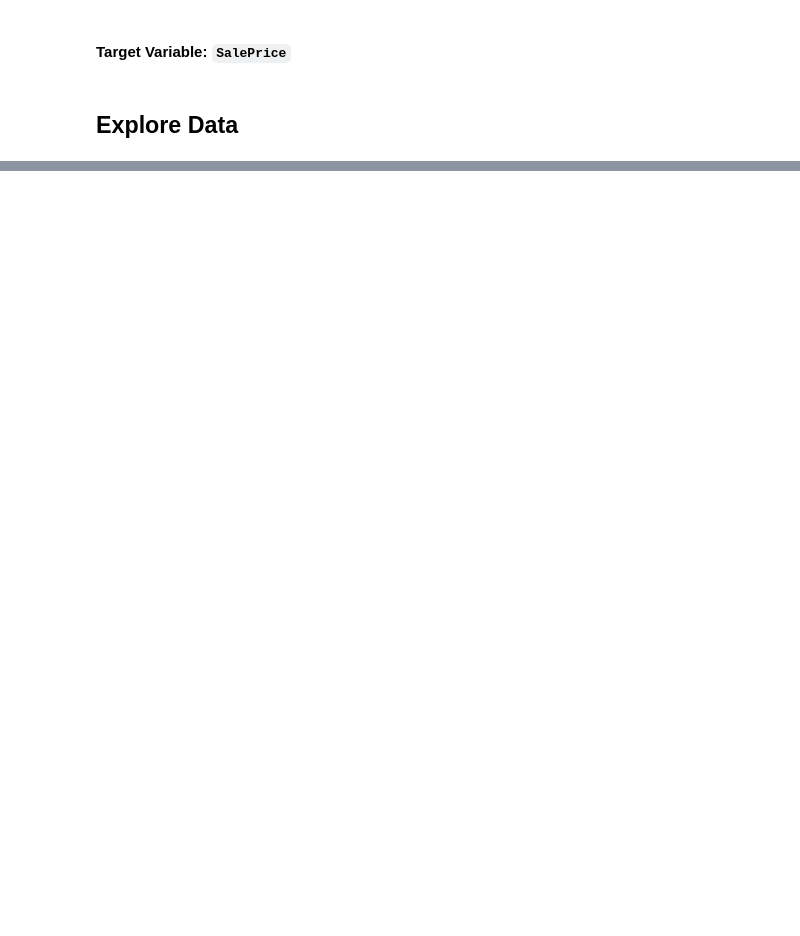
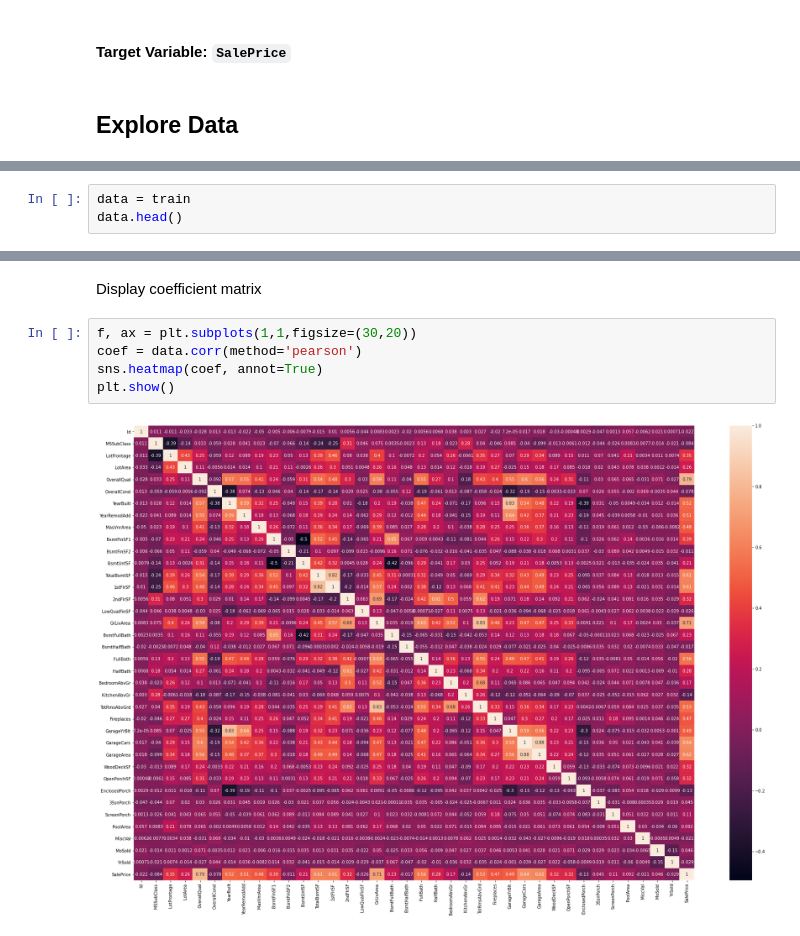
Before and after one commit to povstenko/house_price, a Jupyter notebook: macpaw_povstenko.ipynb, the cells around one changed output, grey strips where cells are left out. Saved outputs shown, nothing was run; the diff lists cells and outputs as text; blank space fills up the shorter version.

Commit message:
corealation matrix and drop columns

```diff
--- a/macpaw_povstenko.ipynb
+++ b/macpaw_povstenko.ipynb
@@ -58,0 +59,3 @@ train
+# %%
+data = train
+data.head()
@@ -58,0 +165,9 @@ train
+# %% [markdown]
+Display coefficient matrix
+# %%
+f, ax = plt.subplots(1,1,figsize=(30,20))
+coef = data.corr(method='pearson')
+sns.heatmap(coef, annot=True)
+plt.show()
+# %% [output]
+[figure, added]
```
Also changed, not shown: parts of 16 cells of this notebook.
